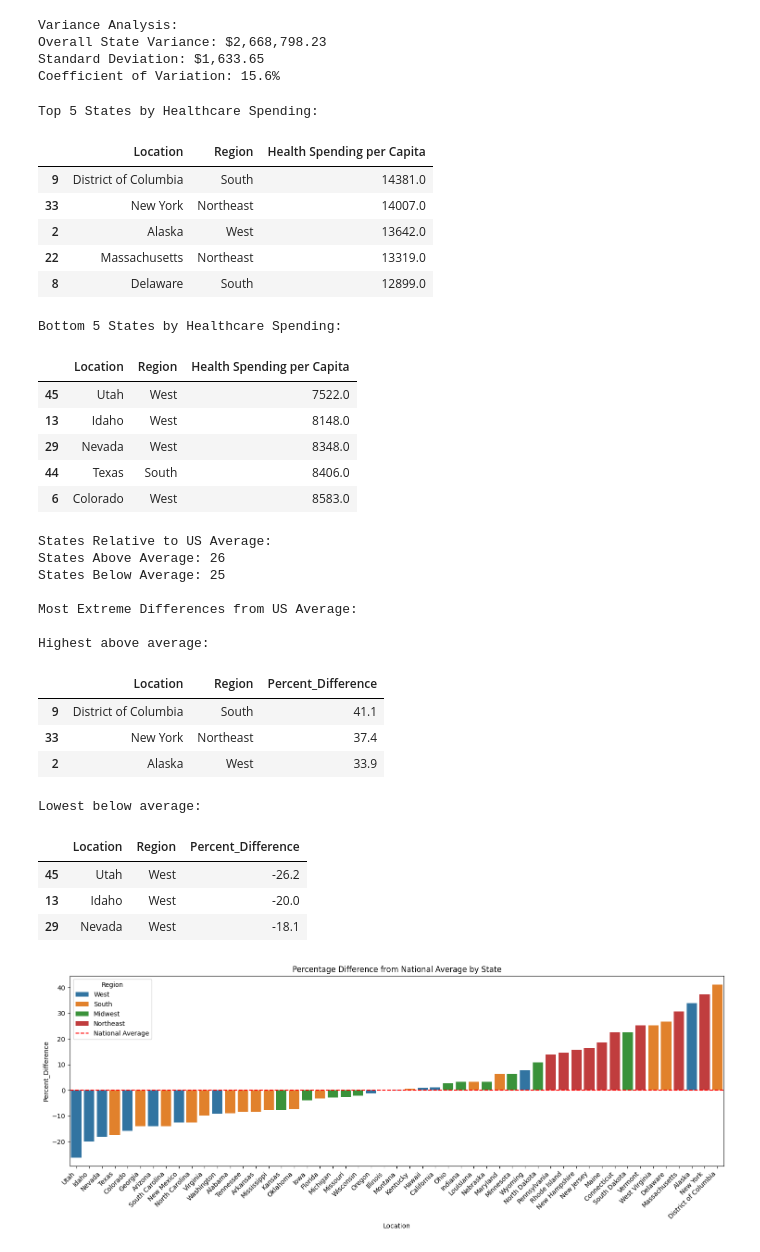
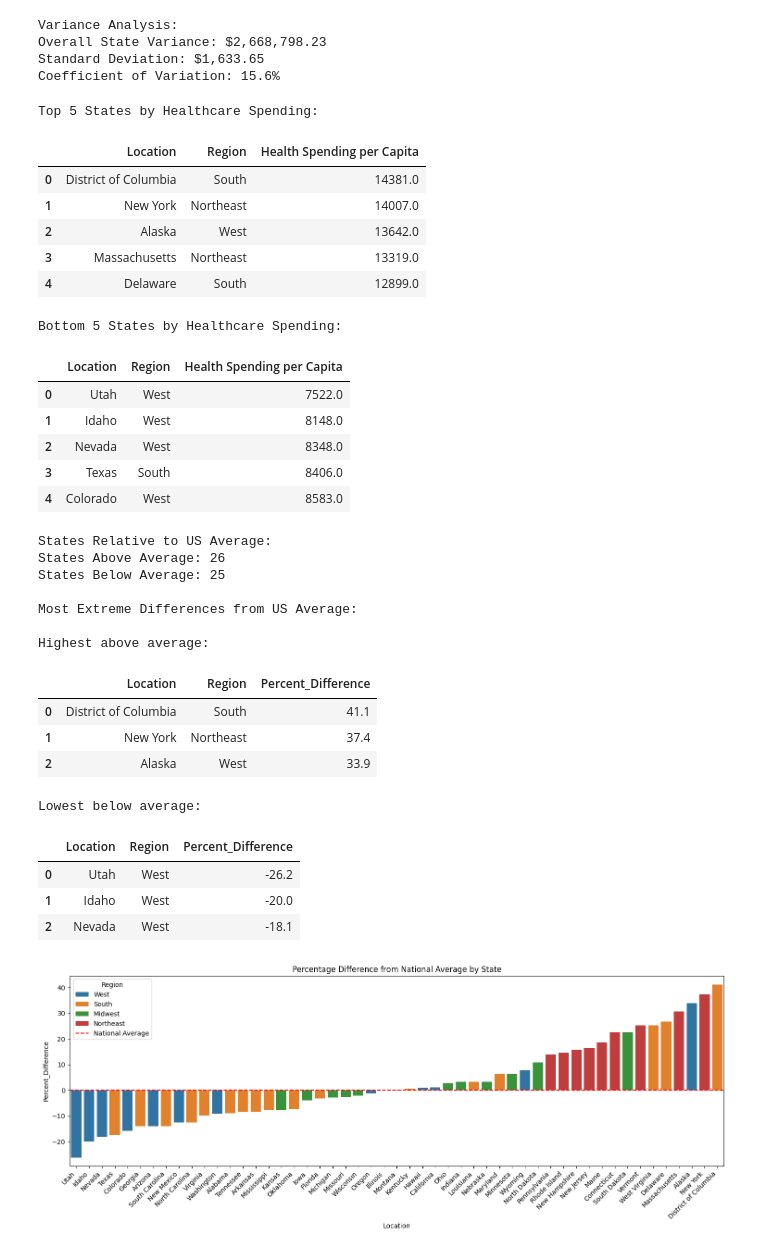
Before and after one commit to tunderscoreyler9/us-healthcare-cost-analysis, a Jupyter notebook: notebooks/02_exploratory_analysis.ipynb, the cells around one changed output. Drawn from its saved outputs; the diff is of its cells as text; code cells hidden in the pictures.

Commit message:
Working on cleaning up code; removed the quartile analysis from the regional analysis notebook, as it was unnecessary. Fixed a few index-related issues when printing dataframes.

```diff
--- a/notebooks/02_exploratory_analysis.ipynb
+++ b/notebooks/02_exploratory_analysis.ipynb
@@ -57,9 +57,3 @@ First few rows of raw data:
 | 2 | Alaska | 13642.0 |
 | 3 | Arizona | 8756.0 |
 | 4 | Arkansas | 9338.0 |
-# %%
-# Clean the spending data
-df['Health Spending per Capita'] = df['Health Spending per Capita'].str.replace('$', '').str.replace(',', '').astype(float)
-
-print("\nFirst few rows after cleaning:")
-display(df.head())
@@ -204,27 +196,28 @@ Overall State Variance: $2,668,798.23
 Standard Deviation: $1,633.65
 Coefficient of Variation: 15.6%
 # %%
-# Top and Bottom States Analysis
+# Top 5 States by Healthcare Spending
 print("\nTop 5 States by Healthcare Spending:")
-display(state_data.nlargest(5, 'Health Spending per Capita')[['Location', 'Region', 'Health Spending per Capita']])
+display(state_data.nlargest(5, 'Health Spending per Capita')[['Location', 'Region', 'Health Spending per Capita']].reset_index(drop=True))
 
+# Bottom 5 States by Healthcare Spending
 print("\nBottom 5 States by Healthcare Spending:")
-display(state_data.nsmallest(5, 'Health Spending per Capita')[['Location', 'Region', 'Health Spending per Capita']])
+display(state_data.nsmallest(5, 'Health Spending per Capita')[['Location', 'Region', 'Health Spending per Capita']].reset_index(drop=True))
 # %% [output]
 Top 5 States by Healthcare Spending:
 |  | Location | Region | Health Spending per Capita |
-| 9 | District of Columbia | South | 14381.0 |
-| 33 | New York | Northeast | 14007.0 |
+| 0 | District of Columbia | South | 14381.0 |
+| 1 | New York | Northeast | 14007.0 |
 | 2 | Alaska | West | 13642.0 |
-| 22 | Massachusetts | Northeast | 13319.0 |
-| 8 | Delaware | South | 12899.0 |
+| 3 | Massachusetts | Northeast | 13319.0 |
+| 4 | Delaware | South | 12899.0 |
 Bottom 5 States by Healthcare Spending:
 |  | Location | Region | Health Spending per Capita |
-| 45 | Utah | West | 7522.0 |
-| 13 | Idaho | West | 8148.0 |
-| 29 | Nevada | West | 8348.0 |
-| 44 | Texas | South | 8406.0 |
-| 6 | Colorado | West | 8583.0 |
+| 0 | Utah | West | 7522.0 |
+| 1 | Idaho | West | 8148.0 |
+| 2 | Nevada | West | 8348.0 |
+| 3 | Texas | South | 8406.0 |
+| 4 | Colorado | West | 8583.0 |
 # %%
 # Distance from National Average
 state_data['Difference_from_US_Avg'] = state_data['Health Spending per Capita'] - us_average
@@ -236,10 +229,10 @@ print(f"States Below Average: {sum(state_data['Health Spending per Capita'] < us
 
 print("\nMost Extreme Differences from US Average:")
 print("\nHighest above average:")
-display(state_data.nlargest(3, 'Percent_Difference')[['Location', 'Region', 'Percent_Difference']])
+display(state_data.nlargest(3, 'Percent_Difference')[['Location', 'Region', 'Percent_Difference']].reset_index(drop=True))
 
 print("\nLowest below average:")
-display(state_data.nsmallest(3, 'Percent_Difference')[['Location', 'Region', 'Percent_Difference']])
+display(state_data.nsmallest(3, 'Percent_Difference')[['Location', 'Region', 'Percent_Difference']].reset_index(drop=True))
 # %% [output]
 States Relative to US Average:
 States Above Average: 26
@@ -249,11 +242,11 @@ Most Extreme Differences from US Average:
 
 Highest above average:
 |  | Location | Region | Percent_Difference |
-| 9 | District of Columbia | South | 41.1 |
-| 33 | New York | Northeast | 37.4 |
+| 0 | District of Columbia | South | 41.1 |
+| 1 | New York | Northeast | 37.4 |
 | 2 | Alaska | West | 33.9 |
 Lowest below average:
 |  | Location | Region | Percent_Difference |
-| 45 | Utah | West | -26.2 |
-| 13 | Idaho | West | -20.0 |
-| 29 | Nevada | West | -18.1 |
+| 0 | Utah | West | -26.2 |
+| 1 | Idaho | West | -20.0 |
+| 2 | Nevada | West | -18.1 |
```
Also changed, not shown: parts of 2 cells of this notebook.
